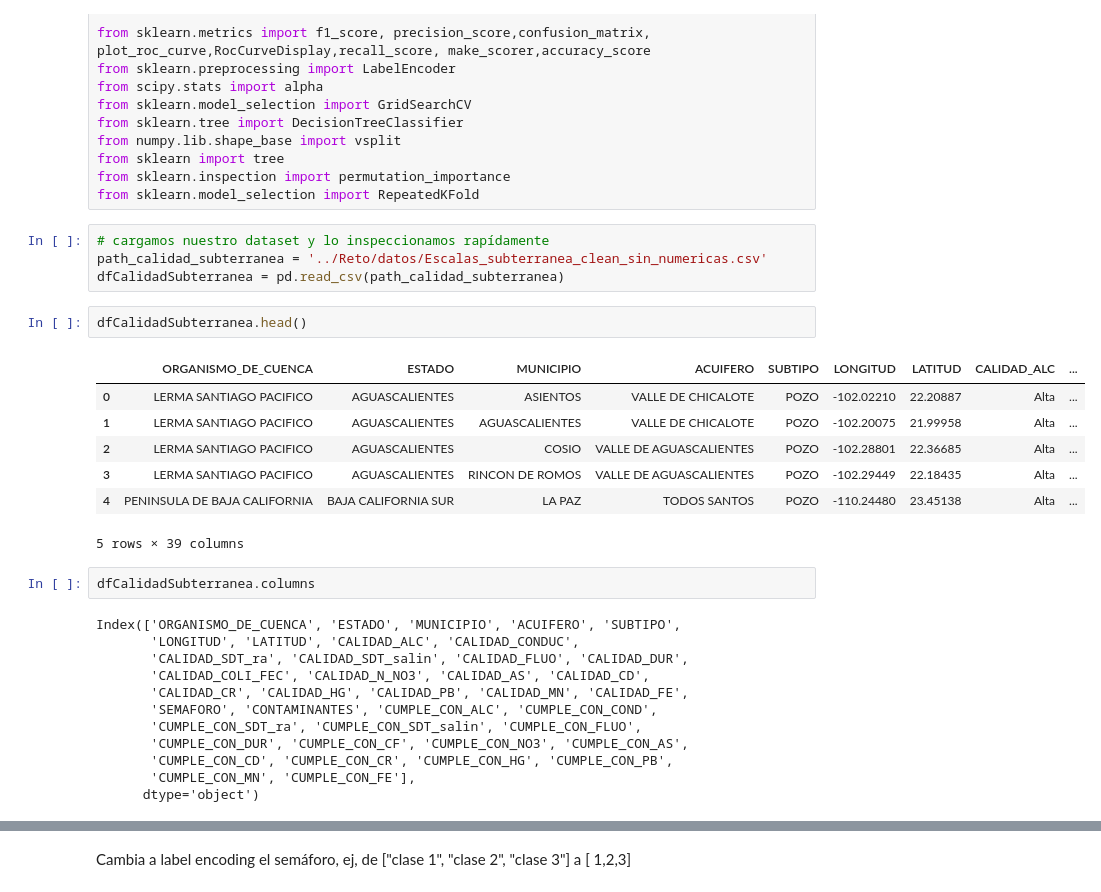
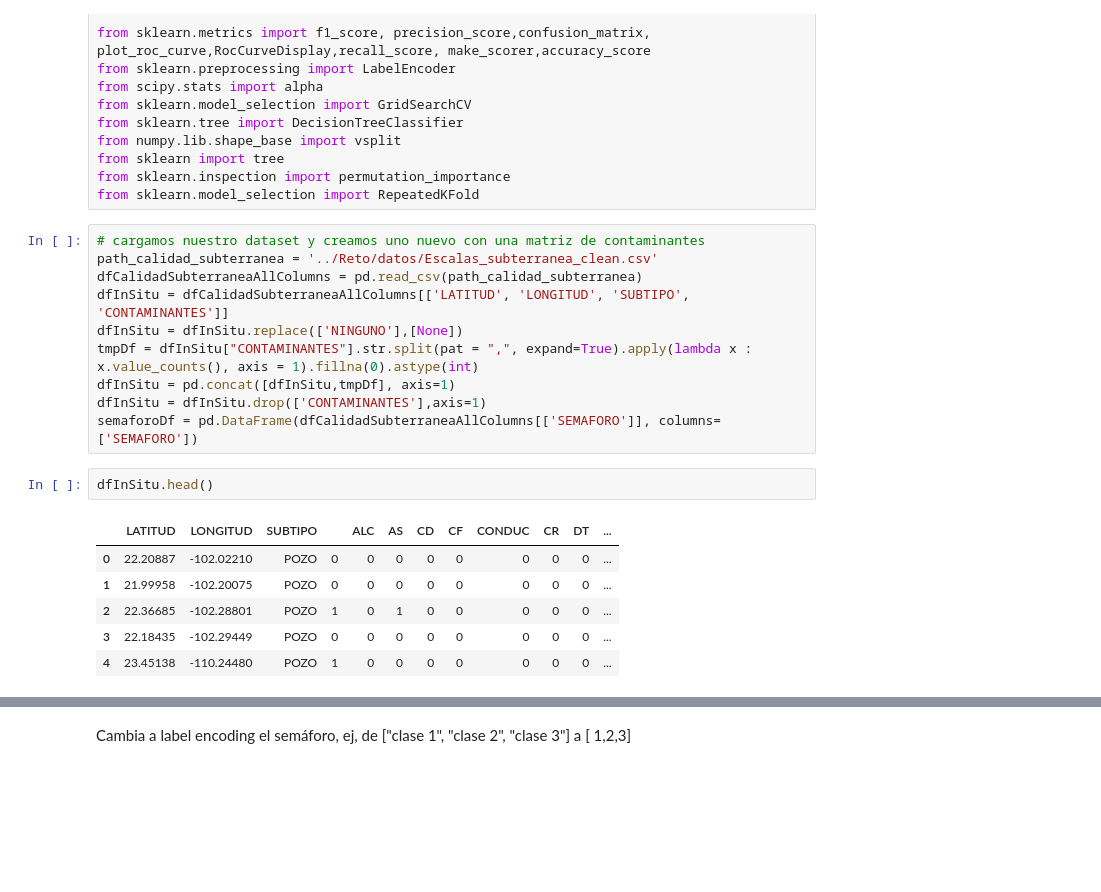
Before and after one commit to PosgradoMNA/actividades-del-projecto-96, a Jupyter notebook: Reto/Reto_calidad_agua_2Jose.ipynb, the cells around one changed output, grey strips where cells are left out. Drawn from its saved outputs; the diff is of its cells as text; blank space fills up the shorter version.

```diff
--- a/Reto/Reto_calidad_agua_2Jose.ipynb
+++ b/Reto/Reto_calidad_agua_2Jose.ipynb
@@ -65,31 +65,22 @@ from numpy.lib.shape_base import vsplit
 from sklearn import tree
 from sklearn.inspection import permutation_importance
 from sklearn.model_selection import RepeatedKFold
-# %%
-# cargamos nuestro dataset y lo inspeccionamos rapídamente
-path_calidad_subterranea = '../Reto/datos/Escalas_subterranea_clean_sin_numericas.csv'
-dfCalidadSubterranea = pd.read_csv(path_calidad_subterranea)
+# %%
+# cargamos nuestro dataset y creamos uno nuevo con una matriz de contaminantes
+path_calidad_subterranea = '../Reto/datos/Escalas_subterranea_clean.csv'
+dfCalidadSubterraneaAllColumns = pd.read_csv(path_calidad_subterranea)
+dfInSitu = dfCalidadSubterraneaAllColumns[['LATITUD', 'LONGITUD', 'SUBTIPO', 'CONTAMINANTES']]
+dfInSitu = dfInSitu.replace(['NINGUNO'],[None])
+tmpDf = dfInSitu["CONTAMINANTES"].str.split(pat = ",", expand=True).apply(lambda x : x.value_counts(), axis = 1).fillna(0).astype(int)
+dfInSitu = pd.concat([dfInSitu,tmpDf], axis=1)
+dfInSitu = dfInSitu.drop(['CONTAMINANTES'],axis=1)
+semaforoDf = pd.DataFrame(dfCalidadSubterraneaAllColumns[['SEMAFORO']], columns=['SEMAFORO'])
 # %%
-dfCalidadSubterranea.head()
+dfInSitu.head()
 # %% [output]
-|  | ORGANISMO_DE_CUENCA | ESTADO | MUNICIPIO | ACUIFERO | SUBTIPO | LONGITUD | LATITUD | CALIDAD_ALC | ... |
-| 0 | LERMA SANTIAGO PACIFICO | AGUASCALIENTES | ASIENTOS | VALLE DE CHICALOTE | POZO | -102.02210 | 22.20887 | Alta | ... |
-| 1 | LERMA SANTIAGO PACIFICO | AGUASCALIENTES | AGUASCALIENTES | VALLE DE CHICALOTE | POZO | -102.20075 | 21.99958 | Alta | ... |
-| 2 | LERMA SANTIAGO PACIFICO | AGUASCALIENTES | COSIO | VALLE DE AGUASCALIENTES | POZO | -102.28801 | 22.36685 | Alta | ... |
-| 3 | LERMA SANTIAGO PACIFICO | AGUASCALIENTES | RINCON DE ROMOS | VALLE DE AGUASCALIENTES | POZO | -102.29449 | 22.18435 | Alta | ... |
-| 4 | PENINSULA DE BAJA CALIFORNIA | BAJA CALIFORNIA SUR | LA PAZ | TODOS SANTOS | POZO | -110.24480 | 23.45138 | Alta | ... |
+|  | LATITUD | LONGITUD | SUBTIPO |  | ALC | AS | CD | CF | CONDUC | CR | DT | ... |
+| 0 | 22.20887 | -102.02210 | POZO | 0 | 0 | 0 | 0 | 0 | 0 | 0 | 0 | ... |
+| 1 | 21.99958 | -102.20075 | POZO | 0 | 0 | 0 | 0 | 0 | 0 | 0 | 0 | ... |
+| 2 | 22.36685 | -102.28801 | POZO | 1 | 0 | 1 | 0 | 0 | 0 | 0 | 0 | ... |
+| 3 | 22.18435 | -102.29449 | POZO | 0 | 0 | 0 | 0 | 0 | 0 | 0 | 0 | ... |
+| 4 | 23.45138 | -110.24480 | POZO | 1 | 0 | 0 | 0 | 0 | 0 | 0 | 0 | ... |
-5 rows × 39 columns
-# %%
-dfCalidadSubterranea.columns
-# %% [output]
-Index(['ORGANISMO_DE_CUENCA', 'ESTADO', 'MUNICIPIO', 'ACUIFERO', 'SUBTIPO',
-       'LONGITUD', 'LATITUD', 'CALIDAD_ALC', 'CALIDAD_CONDUC',
-       'CALIDAD_SDT_ra', 'CALIDAD_SDT_salin', 'CALIDAD_FLUO', 'CALIDAD_DUR',
-       'CALIDAD_COLI_FEC', 'CALIDAD_N_NO3', 'CALIDAD_AS', 'CALIDAD_CD',
-       'CALIDAD_CR', 'CALIDAD_HG', 'CALIDAD_PB', 'CALIDAD_MN', 'CALIDAD_FE',
-       'SEMAFORO', 'CONTAMINANTES', 'CUMPLE_CON_ALC', 'CUMPLE_CON_COND',
-       'CUMPLE_CON_SDT_ra', 'CUMPLE_CON_SDT_salin', 'CUMPLE_CON_FLUO',
-       'CUMPLE_CON_DUR', 'CUMPLE_CON_CF', 'CUMPLE_CON_NO3', 'CUMPLE_CON_AS',
-       'CUMPLE_CON_CD', 'CUMPLE_CON_CR', 'CUMPLE_CON_HG', 'CUMPLE_CON_PB',
-       'CUMPLE_CON_MN', 'CUMPLE_CON_FE'],
-      dtype='object')
```
Also changed, not shown: parts of 17 cells of this notebook.
